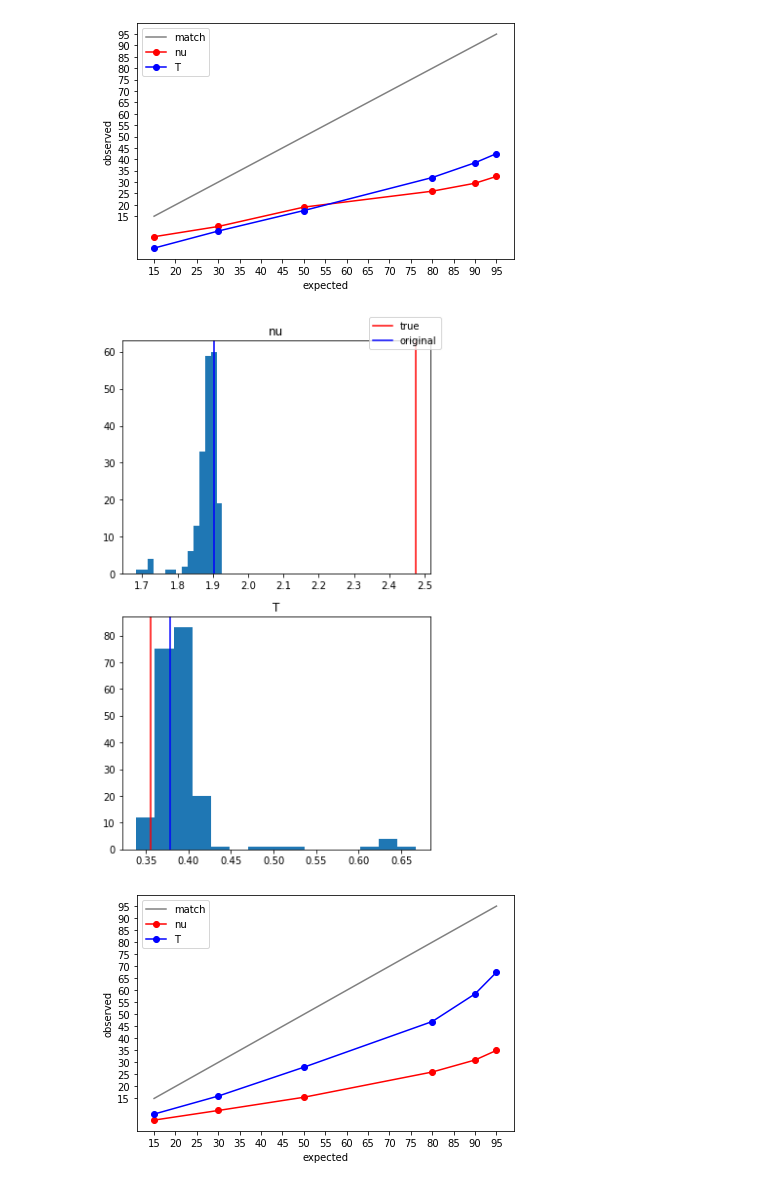
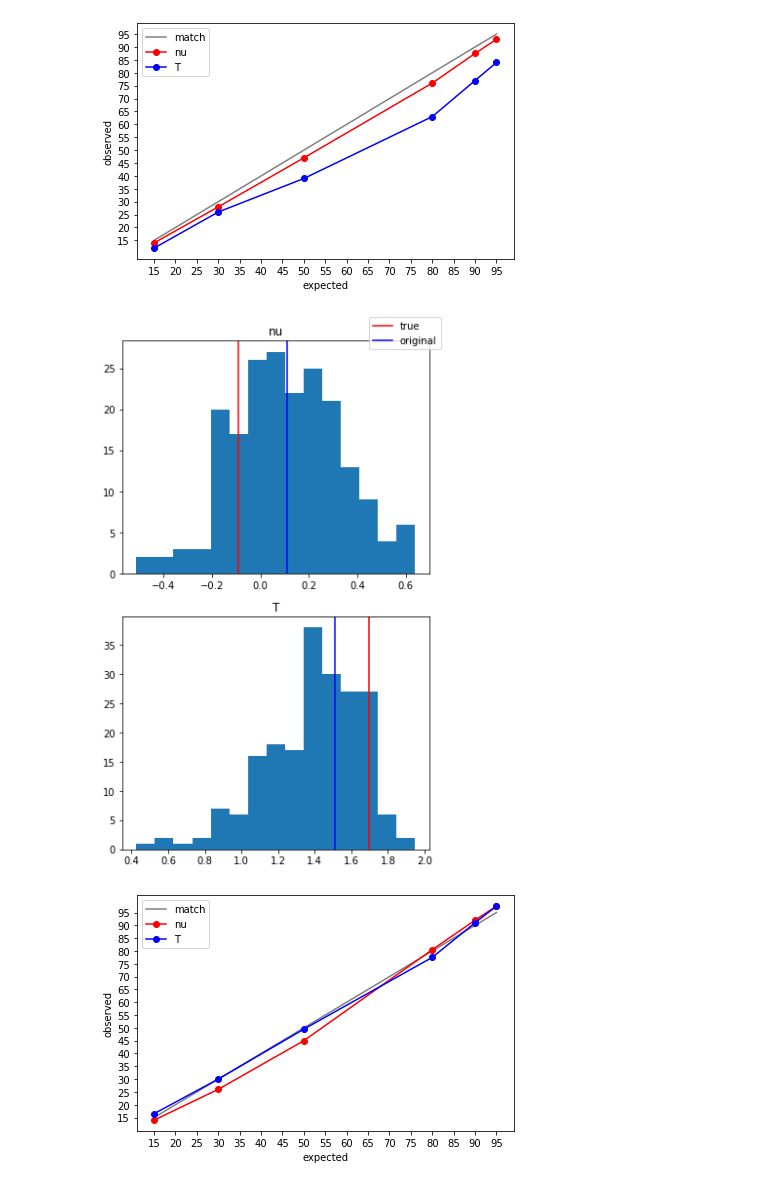
Before and after one commit to lntran26/donni, a Jupyter notebook: ml_dadi/1d_2epoch/1d_2epoch_bootstrap.ipynb, the cells around one changed output. Cells and saved outputs as stored; diff of their text form; code cells hidden in the pictures.

```diff
--- a/ml_dadi/1d_2epoch/1d_2epoch_bootstrap.ipynb
+++ b/ml_dadi/1d_2epoch/1d_2epoch_bootstrap.ipynb
@@ -86,9 +86,14 @@ pickle.dump(list_pred_dicts_bstr,
+# %%
+bstr_rfr_1 = pickle.load(open('results/bootstrap/boostrap_pred_rfr_1', 'rb'))
+bstr_rfr_1000 = pickle.load(open('results/bootstrap/boostrap_pred_rfr_1000', 'rb'))
+bstr_mlpr_1000 = pickle.load(open('results/bootstrap/boostrap_pred_mlpr_1000', 'rb'))
+bstr_mlpr_1 = pickle.load(open('results/bootstrap/boostrap_pred_mlpr_1', 'rb'))
+bstr_mlpr_10000 = pickle.load(open('results/bootstrap/boostrap_pred_mlpr_10000', 'rb'))
 # %%
-datafile = 'results/bootstrap/boostrap_pred_rfr_1000'
+# RFR_1 plots
 params = ['nu', 'T']
 expected = [95, 90, 80, 50, 30, 15]
-#for datafile in ('bootstrap_nn', 'bootstrap_rf'):
-for theta_i in range(3):
-    bootstrap.plot_coverage(datafile, params, expected, theta_i)
-    bootstrap.plot_distribution(datafile, params, theta_i, 125)
+for bootstrap_pred in bstr_rfr_1:
+    plotting.plot_coverage(bootstrap_pred, params, expected)
+    plotting.plot_distribution(bootstrap_pred, params, 125)
 # %% [output]
@@ -101,9 +106,8 @@ for theta_i in range(3):
 # %%
-# rerun RFR plots with new_log datasets
-datafile = 'results/bootstrap/new_log/boostrap_pred_rfr_10000'
+# MLPR_1 plots
 params = ['nu', 'T']
 expected = [95, 90, 80, 50, 30, 15]
-for theta_i in range(3):
-    bootstrap.plot_coverage(datafile, params, expected, theta_i)
-    bootstrap.plot_distribution(datafile, params, theta_i, 125)
+for bootstrap_pred in bstr_mlpr_1:
+    plotting.plot_coverage(bootstrap_pred, params, expected)
+    plotting.plot_distribution(bootstrap_pred, params, 125)
 # %% [output]
@@ -112,3 +116,3 @@ for theta_i in range(3):
-[figure, old version]
+[figure, new version]
-[figure, old version]
+[figure, new version]
-[figure, old version]
+[figure, new version]
```
Also changed, not shown: parts of 18 cells of this notebook.
